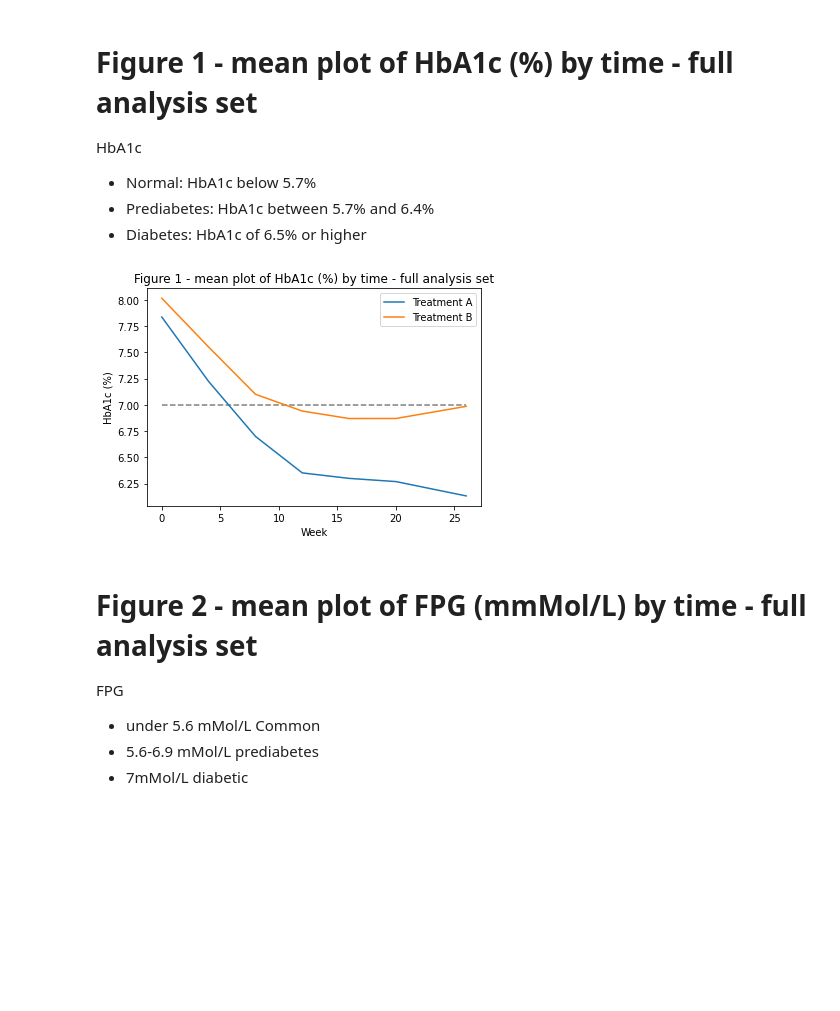
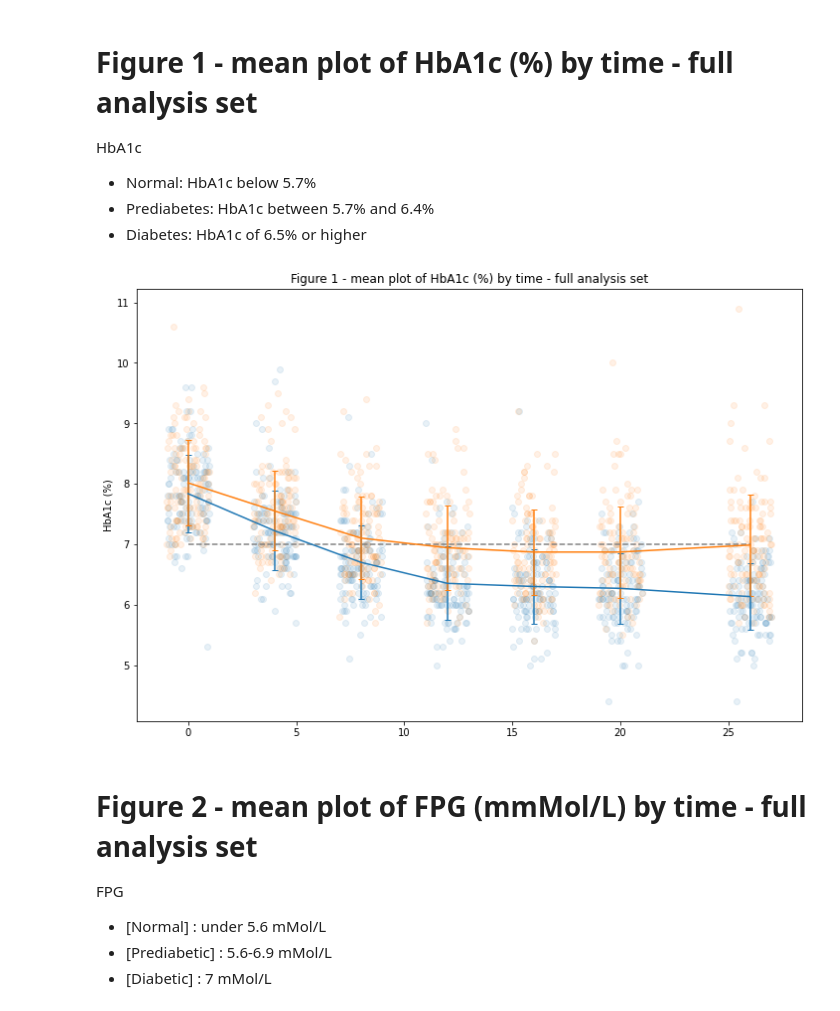
Before and after one commit to nurrix/novo-application-2022-03-28, a Jupyter notebook: Novo2022-03-28.ipynb, the cells around one changed output. Saved outputs shown, nothing was run; the diff lists cells and outputs as text; code cells hidden in the pictures; blank space fills up the shorter version.

```diff
--- a/Novo2022-03-28.ipynb
+++ b/Novo2022-03-28.ipynb
@@ -391,21 +455,33 @@ def extMns(DF, PARAMCD: str):
 
     return DF_out.copy()
 # %%
-def pltFcn(DF:pd.DataFrame,title:str, ylabel:str, plotbaseline):
+def pltFcn(DF:pd.DataFrame,title:str, ylabel:str, plotbaseline: bool, with_errorbars: bool = False):
     """ Generates plot of the 'AVAL' to figure """
 
+    fig1_df = extMns(DF=DF)
     # Subplots
     fig, ax = plt.subplots()
+    fig.set_figwidth(12)
+    fig.set_figheight(8)
+    # If specified generate reference line (is hardcoded at Y=7.0)
 
-    # If specified generate reference line (is hardcoded at Y=7.0)
+    for key,tmp_dataframe in DF.groupby('Treatment'):
+        plt.scatter(tmp_dataframe['Week'].apply(
+            lambda v: v + np.random.uniform(-1, 1)), tmp_dataframe['AVAL']
+                    , alpha=0.1)
+
+    # Plot AVAL vs Week, grouped by Treatment
+    for key,tmp_dataframe in fig1_df.groupby('Treatment'):
+        # Plot the data
+        if with_errorbars:
+            plt.errorbar(x=tmp_dataframe['Week'], y=tmp_dataframe['AVAL'],
+                         yerr=tmp_dataframe['AVALstd'],label=key,
+                        capsize=3)
+        else:
+            plt.errorbar(x=tmp_dataframe['Week'], y=tmp_dataframe['AVAL'],label=key)
+
     if plotbaseline:
         plt.plot(np.array([0.0,26.0]),np.array([7.0,7.0]), linestyle='dashed', color='gray')
-
-    # Plot AVAL vs Week, grouped by Treatment
-    for key,tmp_dataframe in DF.groupby('Treatment'):
-        # Plot the data
-        tmp_dataframe.plot('Week', 'AVAL', label=key, ax=ax)
-
     # Title and missing ylabel
     plt.title(title)
     plt.ylabel(ylabel)
@@ -417,18 +493,18 @@ HbA1c
 - Prediabetes: HbA1c between 5.7% and 6.4%
 - Diabetes: HbA1c of 6.5% or higher
 # %%
-fig1_df = extMns(DF=ADLB_clean, PARAMCD='C64849B')
+fig1_df = filtDADLB(DF=ADLB_clean, PARAMCD='C64849B')
 title = 'Figure 1 - mean plot of HbA1c (%) by time - full analysis set'
 ylabel = 'HbA1c (%)'
 # %%
-pltFcn(DF=fig1_df,title=title, ylabel = ylabel, plotbaseline=True)
+pltFcn(DF=fig1_df,title=title, ylabel = ylabel, plotbaseline=True, with_errorbars=True)
 # %% [output]
-[figure, old version]
+[figure, new version]
 # %% [markdown]
 # Figure 2 - mean plot of FPG (mmMol/L) by time - full analysis set
 
 FPG
-- under 5.6 mMol/L Common
-- 5.6-6.9 mMol/L prediabetes
-- 7mMol/L diabetic
+- [Normal] : under 5.6 mMol/L
+- [Prediabetic] : 5.6-6.9 mMol/L
+- [Diabetic] : 7 mMol/L
 # %%
```
Also changed, not shown: parts of 20 cells of this notebook, 2 other files.
